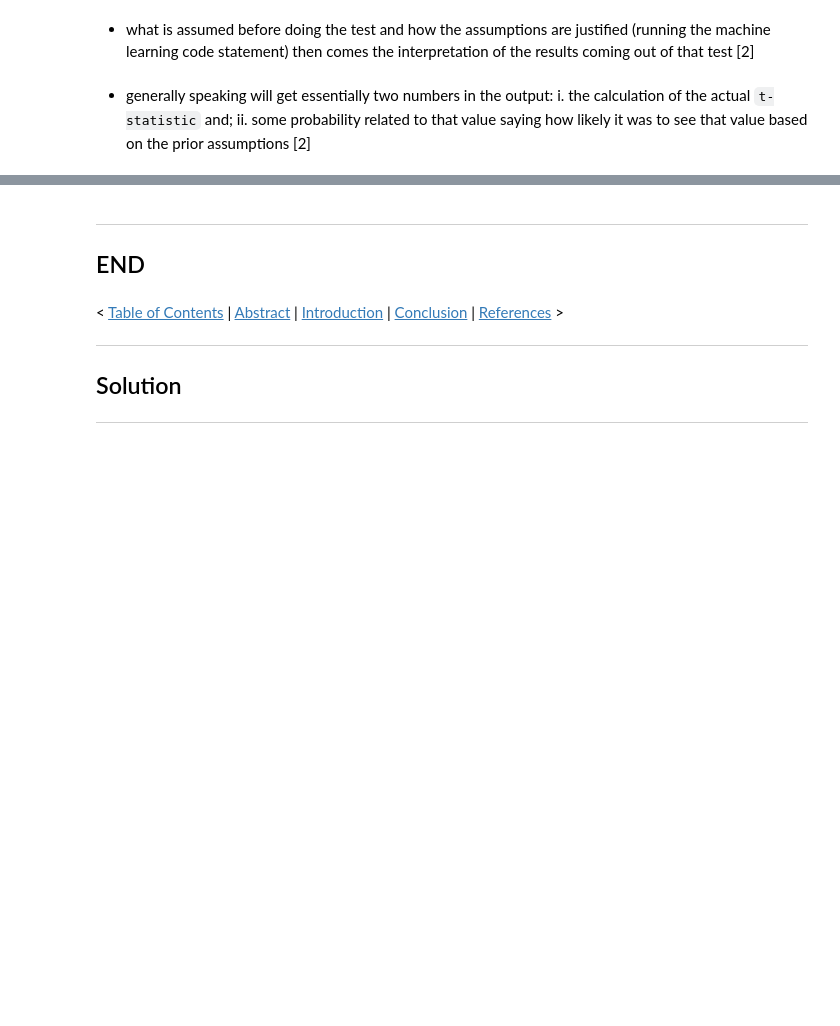
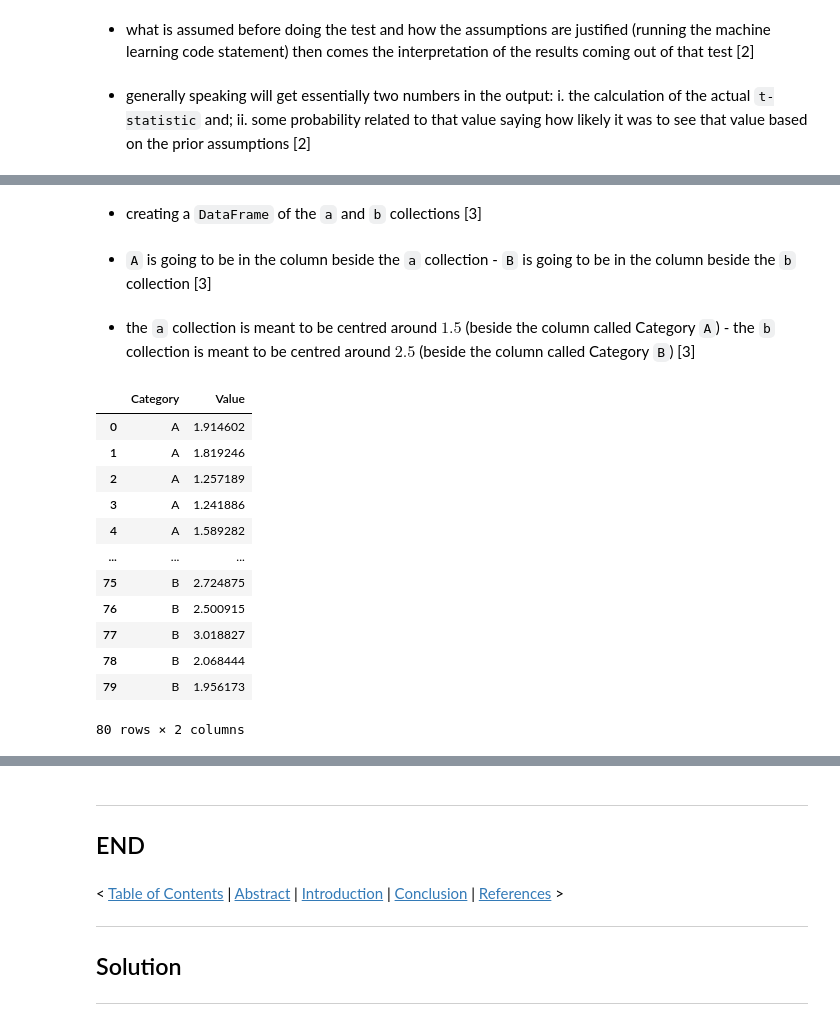
Before and after one commit to SeanOhAileasa/mls-scikit-learn-scipy-stats, a Jupyter notebook: scipy-stats.ipynb, the cells around one changed output, grey strips where cells are left out. Cells and saved outputs as stored; diff of their text form; code cells hidden in the pictures; blank space fills up the shorter version.

```diff
--- a/scipy-stats.ipynb
+++ b/scipy-stats.ipynb
@@ -291,0 +320,2 @@ scipy.stats.ttest_ind(a,b)
+# %%
+N=40 # representing collection len
@@ -291,0 +396,6 @@ scipy.stats.ttest_ind(a,b)
+# %% [markdown]
+- creating a ``DataFrame`` of the ``a`` and ``b`` collections [3]
+# %% [markdown]
+- ``A`` is going to be in the column beside the ``a`` collection - ``B`` is going to be in the column beside the ``b`` collection [3]
+# %% [markdown]
+- the ``a`` collection is meant to be centred around $1.5$ (beside the column called Category ``A``) - the ``b`` collection is meant to be centred around $2.5$ (beside the column called Category ``B``) [3]
@@ -291,0 +404,16 @@ scipy.stats.ttest_ind(a,b)
+# %%
+df
+# %% [output]
+|  | Category | Value |
+| 0 | A | 1.914602 |
+| 1 | A | 1.819246 |
+| 2 | A | 1.257189 |
+| 3 | A | 1.241886 |
+| 4 | A | 1.589282 |
+| ... | ... | ... |
+| 75 | B | 2.724875 |
+| 76 | B | 2.500915 |
+| 77 | B | 3.018827 |
+| 78 | B | 2.068444 |
+| 79 | B | 1.956173 |
+80 rows × 2 columns
```
Also changed, not shown: parts of 74 cells of this notebook.
